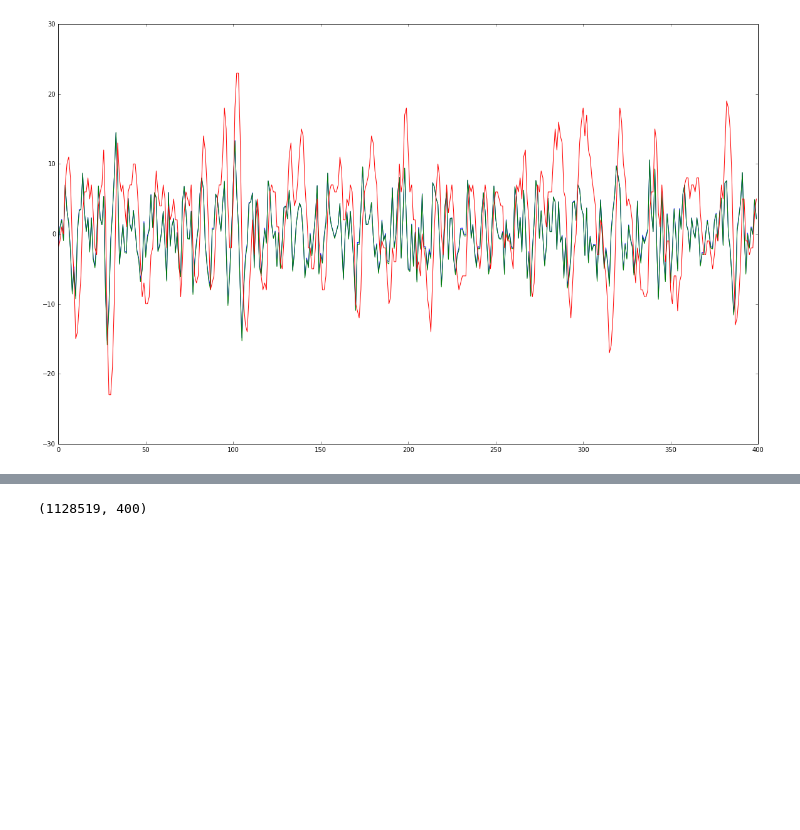
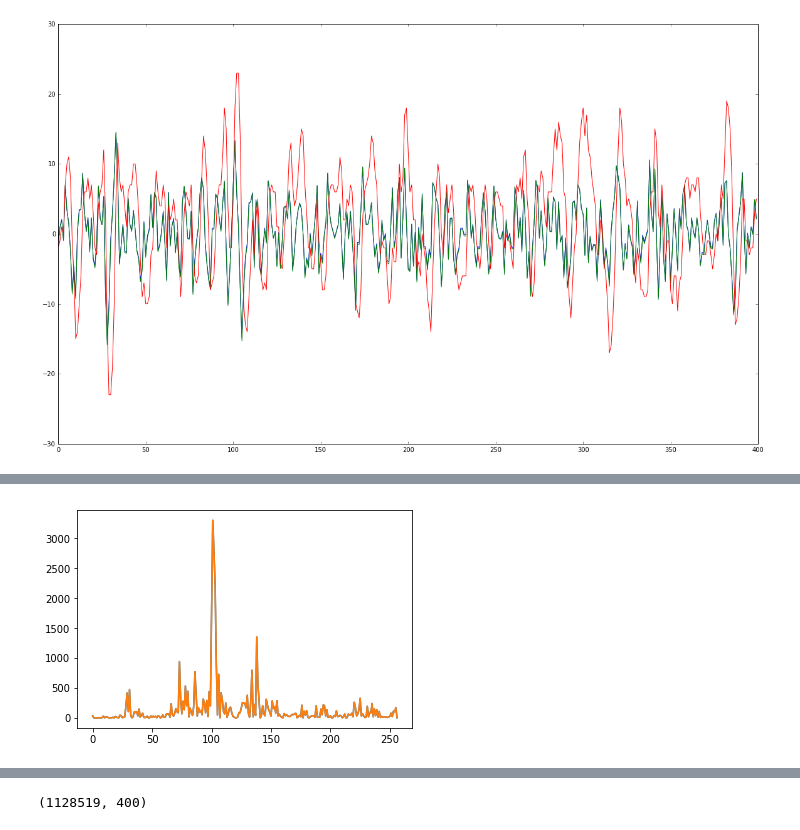
Before and after one commit to chriskamphuis/ASR, a Jupyter notebook: notebooks/Feature training 2.ipynb, the cells around one changed output, grey strips where cells are left out. Drawn from its saved outputs; the diff is of its cells as text; code cells hidden in the pictures; blank space fills up the shorter version.

```diff
--- a/notebooks/Feature training 2.ipynb
+++ b/notebooks/Feature training 2.ipynb
@@ -339,0 +266,6 @@ plt.show()
+# %%
+plt.plot(powspec(in_fft, 512)[0]*9)
+plt.plot(powspec(in_fft*3, 512)[0])
+plt.show()
+# %% [output]
+[figure, added]
```
Also changed, not shown: parts of 73 cells of this notebook, 1 other file.
